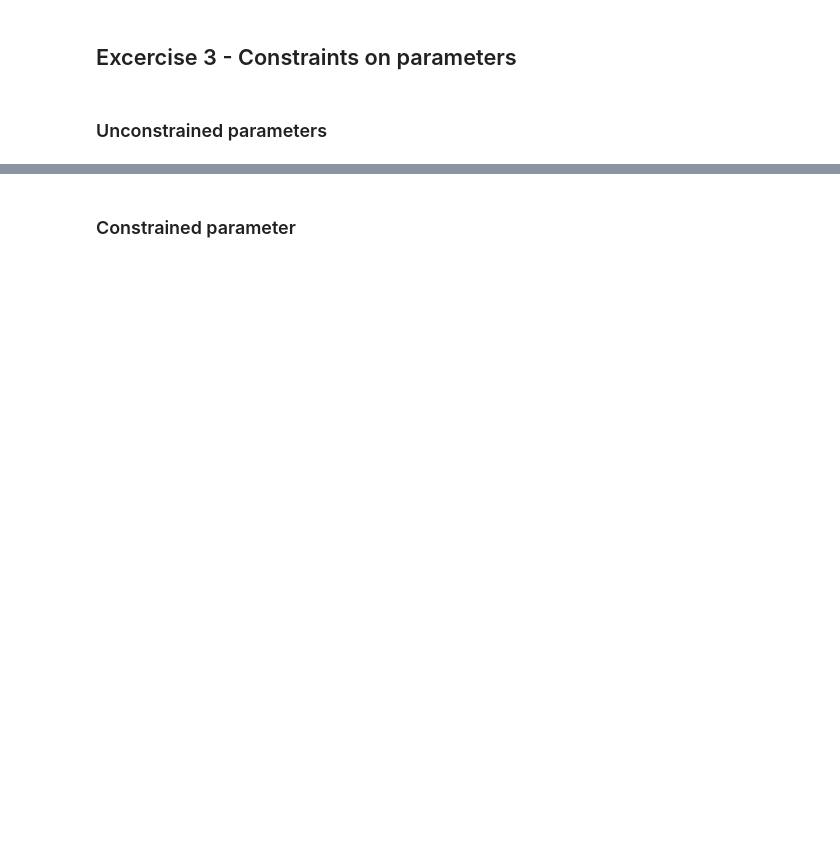
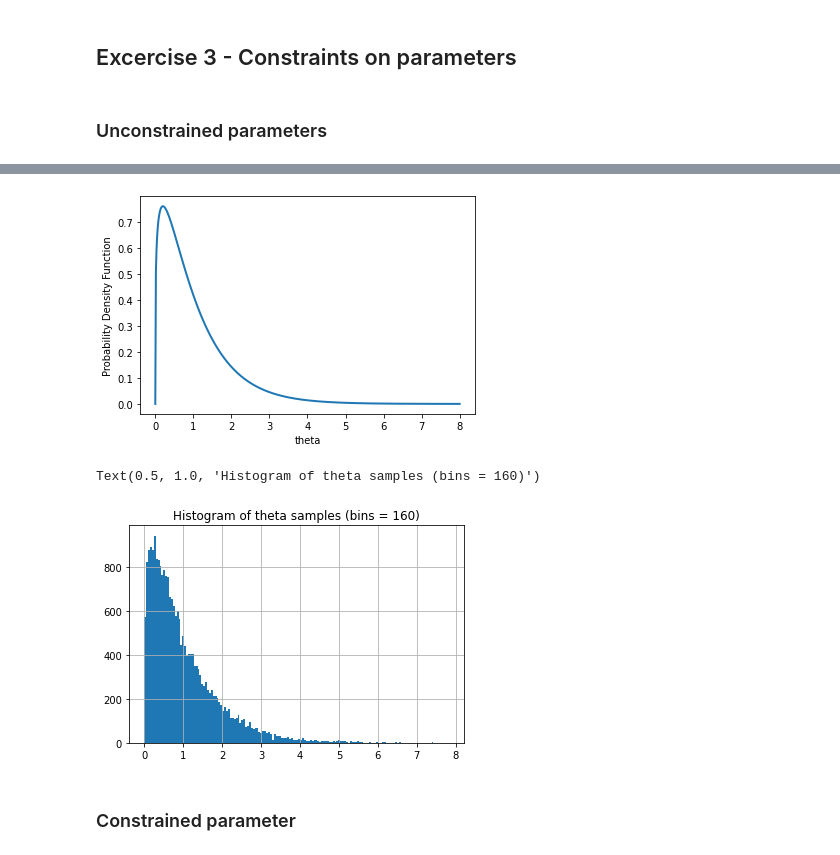
Before and after one commit to MiloszBlachowiak/Data_Analytics_LAB, a Jupyter notebook: Lab2/lab2.ipynb, the cells around one changed output, grey strips where cells are left out. Drawn from its saved outputs; the diff is of its cells as text; code cells hidden in the pictures; blank space fills up the shorter version.

```diff
--- a/Lab2/lab2.ipynb
+++ b/Lab2/lab2.ipynb
@@ -36,15 +179,24 @@ out_gamma1.diagnose()
 # %%
 N=500
 xs = np.linspace(0,8,N)
 pdfs = stats.gamma.pdf(xs, 1.25, scale = 1 / 1.25)
 
 plt.plot(xs, pdfs, linewidth=2)
 
-## add histogram of theta samples with 160 bins
-
 plt.gca().set_xlabel("theta")
 plt.gca().set_ylabel("Probability Density Function")
 plt.show()
+
+## add histogram of theta samples with 160 bins
+theta = out_gamma1.stan_variable('theta')
+
+dataframe = pd.DataFrame({'theta': theta})
+dataframe.hist(bins=160)
+plt.title("Histogram of theta samples (bins = 160)")
+# %% [output]
+[figure, added]
+Text(0.5, 1.0, 'Histogram of theta samples (bins = 160)')
+[figure, added]
 # %% [markdown]
 ### Constrained parameter
 # %%
```
Also changed, not shown: parts of 15 cells of this notebook, 31 other files.
